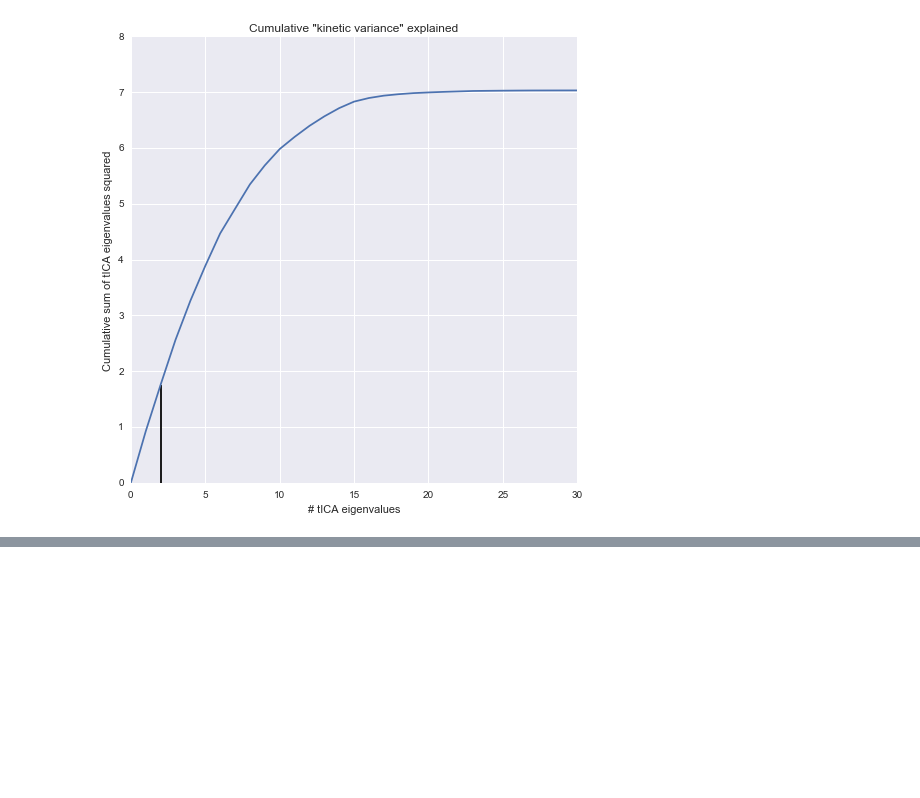
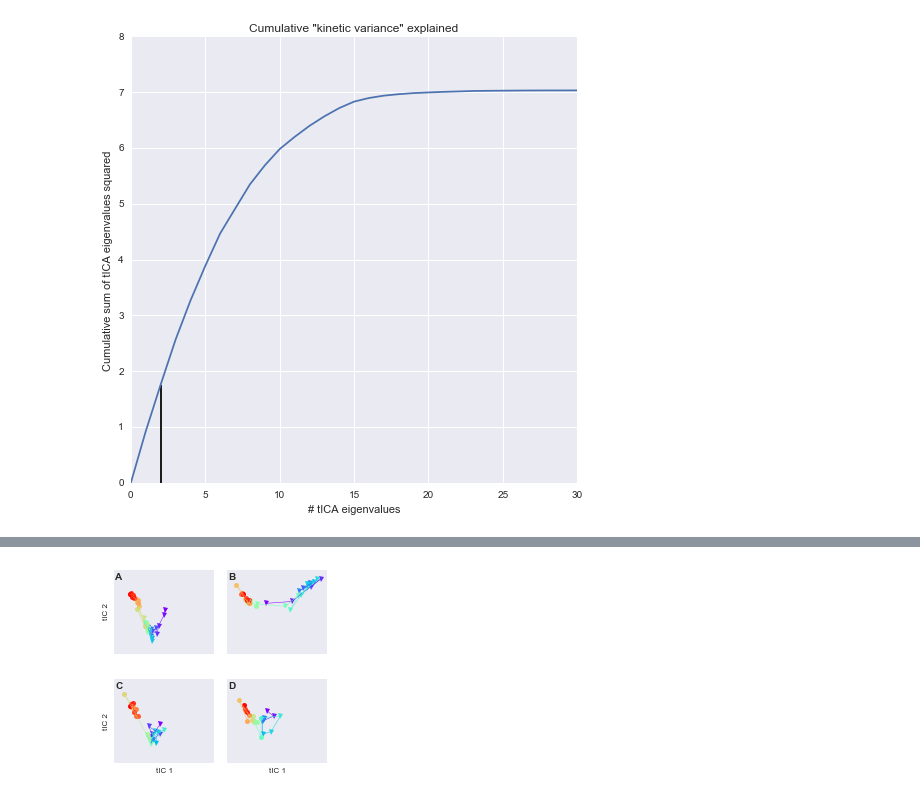
Before and after one commit to kellylab/microbial-landscapes, a Jupyter notebook: cholera/tICA-analysis-notebook.ipynb, the cells around one changed output, grey strips where cells are left out. Drawn from its saved outputs; the diff is of its cells as text; code cells hidden in the pictures; blank space fills up the shorter version.

```diff
--- a/cholera/tICA-analysis-notebook.ipynb
+++ b/cholera/tICA-analysis-notebook.ipynb
@@ -209,3 +255,94 @@ plt.title('Cumulative "kinetic variance" explained');
 plt.savefig('kinetic-variance-explained.pdf');
 # %% [output]
 [figure]
+# %%
+#
+# Analyze using sparse tICA
+#
+
+import msmbuilder.cluster
+import msmbuilder.hmm
+import sklearn.cluster
+from msmbuilder.decomposition import SparseTICA
+
+n_components = 2 # number of dimensions to retain
+lag_time = 1 # lag time (in sampling intervals)
+
+#
+# Perform tICA clustering on each depth separately
+#
+
+# Get colormap
+from matplotlib.pyplot import cm
+
+patient_indices_to_plot = [0, 1, 2, 3] # CHANGE THIS: indexes into 'patients' array below
+
+# Construct a tICA projection from all data.
+print('Projecting all patient data...')
+patients = ['A', 'B', 'C', 'D', 'E', 'F', 'G']
+data = list()
+for (subplot_index, patient) in enumerate(patients):
+    # Load patient data
+    [samples, features, patient_timeseries] = read_patient_data(patient)
+    data.append(patient_timeseries)
+    nsamples = len(samples)
+    nfeatures = len(features)
+# Create tICA projection and retrieve projected data
+rho = 0.01 # sparsity regularization strength
+tica = SparseTICA(n_components=n_components, rho=rho, lag_time=lag_time, kinetic_mapping=True)
+projected_data = tica.fit_transform(data)
+
+# Make plots
+print('Making figures...')
+fig = plt.figure(figsize=[3.5,3.5])
+subplot_nx = 2
+subplot_ny = 2
+axis_label_fontsize = 8 # font size for axes labels
+subplot_label_fontsize = 10 # font size for patient labels
+for (plot_index, patient_index) in enumerate(patient_indices_to_plot):
+    patient = patients[patient_index]
+    plot_column = plot_index % subplot_ny
+    plot_row = plot_index / subplot_ny
+
+    # Load patient data
+    [samples, features, patient_timeseries] = read_patient_data(patient)
+    nsamples = len(samples)
+    nfeatures = len(features)
+    projection = projected_data[patient_index]
+    cmap = cm.rainbow(np.linspace(0,1,nsamples))
+
+    ax = plt.subplot(subplot_ny, subplot_nx, plot_index+1)
+    ax.set_color_cycle(cmap)
+
+    # Plot with time-varying color
+    for i in range(nsamples):
+        if 'diarrhea' in samples[i]:
+            marker = 'v'
+        else:
+            marker = 'o'
+        ax.plot(projection[i,0], projection[i,1], marker, markersize=5)
+    for i in range(nsamples-1):
+        ax.plot(projection[i:i+2,0], projection[i:i+2,1], '-', markersize=3, linewidth=0.5)
+
+    # Fix up axes.
+    if plot_column == 0:
+        plt.ylabel('tIC 2', fontsize=axis_label_fontsize)
+    if plot_row == (subplot_ny-1):
+        plt.xlabel('tIC 1', fontsize=axis_label_fontsize)
+    plt.xticks([])
+    plt.yticks([])
+
+    # Add a circle to around endpoint
+    # Couldn't figure out how to get this to work
+    #mpl.patches.Circle(projection[-1,:], radius=1)
+
+    # Make sure axes are equal among all plots
+    plt.axis('square')
+    plt.axis([-2, +4, -2.5, +2.5])
+
+    # Label with patient index
+    ax.text(-1.95, +1.90,  '%s' % patient, fontsize=subplot_label_fontsize, fontweight='bold')
+
+plt.tight_layout()
+plt.savefig('sparse-tICA-projections.pdf')
+# %% [output]
@@ -211,0 +351 @@ plt.savefig('kinetic-variance-explained.pdf');
+[figure, added]
```
Also changed, not shown: parts of 6 cells of this notebook, 4 other files.
